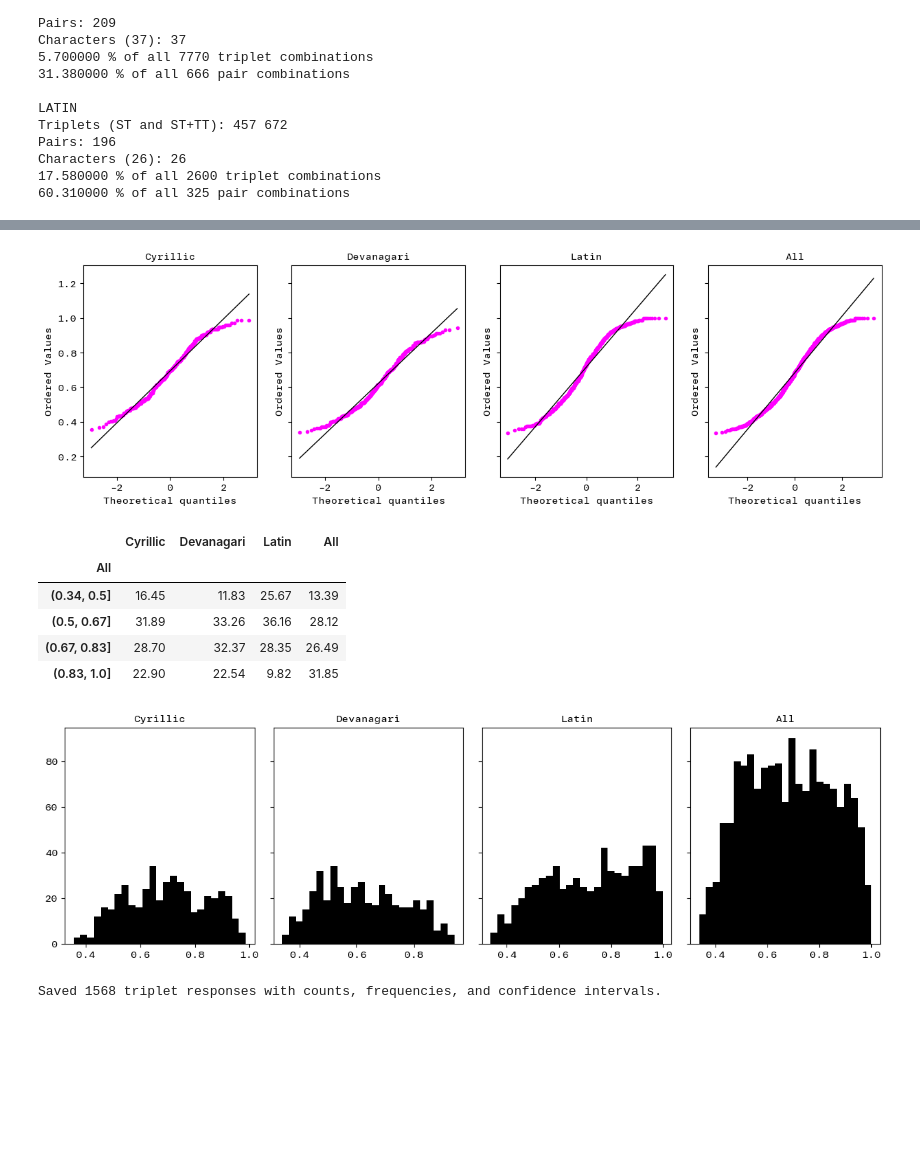
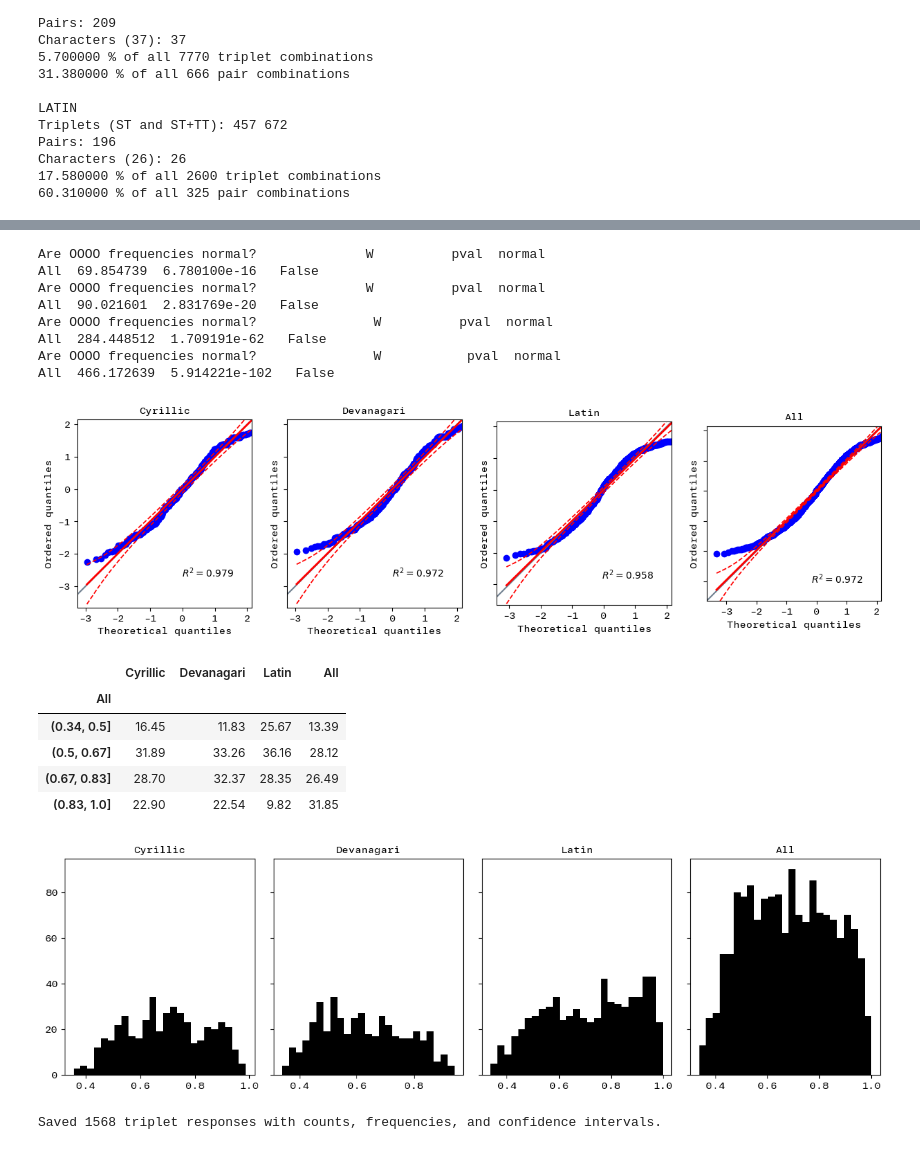
Before and after one commit to MrBrezina/context-sensitive-visual-similarity, a Jupyter notebook: data/statistical-analysis.ipynb, the cells around one changed output, grey strips where cells are left out. Saved outputs shown, nothing was run; the diff lists cells and outputs as text; code cells hidden in the pictures; blank space fills up the shorter version.

Commit message:
Updated code to remove Pandas’ warnings. Also updated tests for normality of the OOOO frequencies and improved Q-Q plots. Removed group comparisons for a moment.

```diff
--- a/data/statistical-analysis.ipynb
+++ b/data/statistical-analysis.ipynb
@@ -72,6 +73,7 @@ box_colors = dict(boxes="Black", whiskers="0.5", medians="Black", caps="0.5")
 # Get data
 
 d = pd.read_csv("csv/raw-data-preprocessed.csv", index_col=0, header=[0,1,2], dtype="unicode")
+d.sort_index(axis=1, inplace=True)
 non_control_columns = [col for col in d.columns if col[0] != "control"]
 
 # fix type
@@ -555,59 +540,65 @@ fcompact.to_csv("csv/frequencies/frequencies_compact.csv")
 ccompact.to_csv("csv/counts/counts_compact.csv")
 mcompact.to_csv("csv/frequencies/frequencies_majority.csv")
 # %%
-# make Q-Q probability plots and histograms
+# check for normality and make Q-Q probability plots
 
-fig, axes = plt.subplots(1, 4, sharey=True, figsize=(15,4))
-#fig.subplots_adjust(wspace=1, hspace=0.5)
+fig, axes = plt.subplots(1, 4, sharey=True, figsize=(15, 4))
 for i, script in enumerate(["cyrillic", "devanagari", "latin", "all"]):
     if script != "all":
         fm = frequencies_max[script]
     else:
         fm = frequencies_max
-    st.probplot(fm, dist="norm", plot=axes[i])
+    np.random.seed(123)
+    x = np.random.normal(size=50)
+    pg.qqplot(fm, dist="norm", ax=axes[i])
     axes[i].set_title(script.title())
-    # set colours
-    axes[i].get_lines()[0].set_color("Magenta")
-    axes[i].get_lines()[0].set_markersize(3.0)
-    axes[i].get_lines()[1].set_color("Black")
-    axes[i].get_lines()[1].set_linewidth(1.0)
+    print("Are OOOO frequencies normal?", pg.normality(fm, method="normaltest"))
 plt.show()
-fig.savefig("graphics/frequencies_q-q-plot.pdf", bbox_inches="tight")
+fig.savefig("graphics/frequencies_q-q-plot.pdf")
 
+# make histograms
 # bin triplet the most popular response frequencies into 4 bins
 # to illustrate the percentage of difficult triplets
 
 report = DataFrame()
 fm = frequencies_max.dropna()
 
 # Bin the frequencies into 4 bins...
 bins = np.linspace(fm.min(), fm.max(), 5)
-groups = fm.groupby(pd.cut(fm, bins, precision=2))
+groups = fm.groupby(pd.cut(fm, bins, precision=2), observed=False)
 # all
 report["All"] = (groups.count()*100.0/len(fm)).round(2)
 # individual scripts
 for script in sorted_scripts:
-    groups = fm[script].groupby(pd.cut(fm[script], bins, precision=2))
+    groups = fm[script].groupby(pd.cut(fm[script], bins, precision=2), observed=False)
     report[script.title()] = (groups.count()*100.0/len(fm[script])).round(2)
 report.columns = sorted(report.columns[1:]) + ["All"]
 display(report)
 report.to_csv("csv/frequencies/frequencies_most-popular_bands.csv", encoding="utf-8")
 
 # histogram, just because
 fig, axes = plt.subplots(1, 4, sharey=True, figsize=(15,4))
 fig.subplots_adjust(wspace=0.1, hspace=0)
 for i, script in enumerate(["cyrillic", "devanagari", "latin", "all"]):
     if script != "all":
         fm = frequencies_max[script]
     else:
         fm = frequencies_max
     fm.hist(bins=25, ax=axes[i], color="Black")
     axes[i].set_title(script.title())
     axes[i].grid(False)
 plt.show()
 fig.savefig("graphics/frequencies_histogram.pdf", bbox_inches="tight")
 # %% [output]
+Are OOOO frequencies normal?              W          pval  normal
+All  69.854739  6.780100e-16   False
+Are OOOO frequencies normal?              W          pval  normal
+All  90.021601  2.831769e-20   False
+Are OOOO frequencies normal?               W          pval  normal
+All  284.448512  1.709191e-62   False
+Are OOOO frequencies normal?               W           pval  normal
+All  466.172639  5.914221e-102   False
-[figure, old version]
+[figure, new version]
 |  | Cyrillic | Devanagari | Latin | All |
 | All |  |  |  |  |
 | (0.34, 0.5] | 16.45 | 11.83 | 25.67 | 13.39 |
```
Also changed, not shown: parts of 5 cells of this notebook, 4 other files.
